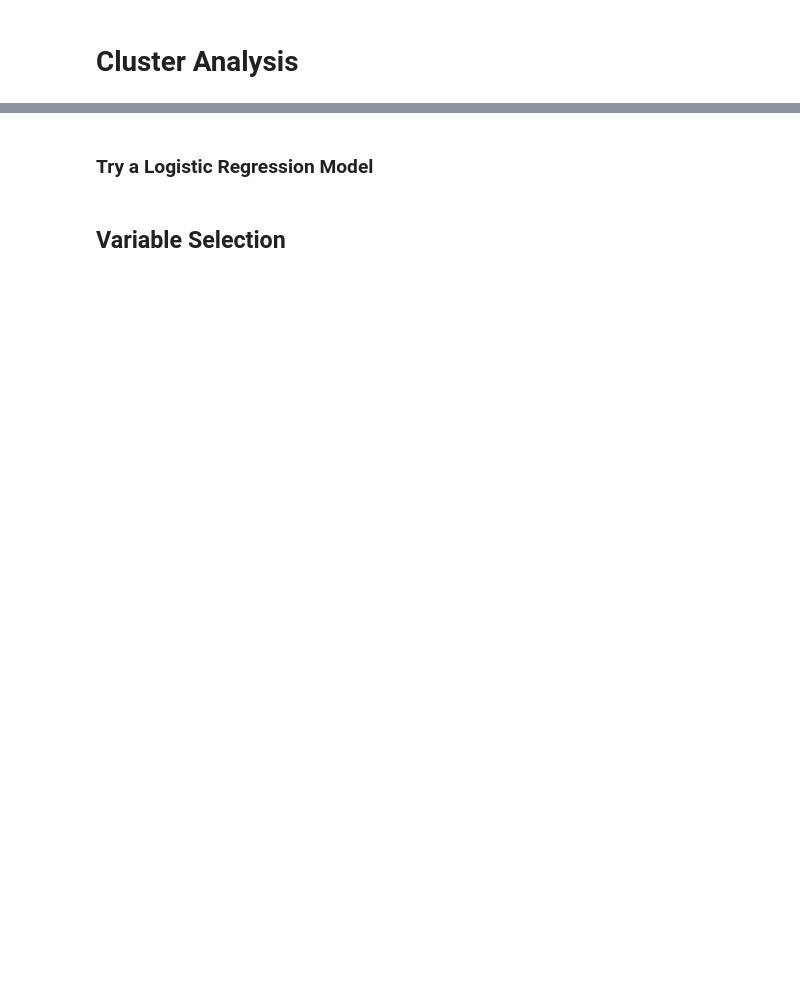
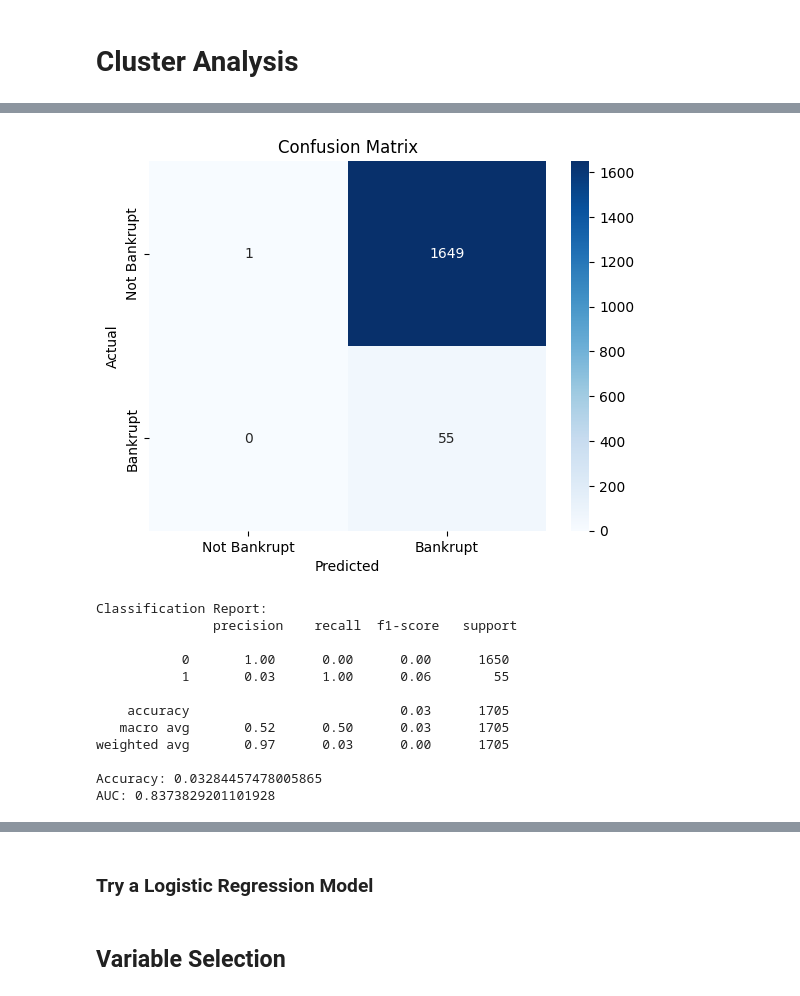
Before and after one commit to zhou1126/Marquette_teaching_finance, a Jupyter notebook: class2_Taiwan_bankruptcy.ipynb, the cells around one changed output, grey strips where cells are left out. Drawn from its saved outputs; the diff is of its cells as text; code cells hidden in the pictures; blank space fills up the shorter version.

```diff
--- a/class2_Taiwan_bankruptcy.ipynb
+++ b/class2_Taiwan_bankruptcy.ipynb
@@ -184,0 +309,79 @@ X.head()
+# %%
+from sklearn.model_selection import train_test_split
+from sklearn.linear_model import LogisticRegression
+from sklearn.metrics import (
+    confusion_matrix,
+    classification_report,
+    roc_auc_score,
+    roc_curve,
+    accuracy_score
+)
+import matplotlib.pyplot as plt
+import seaborn as sns
+
+selected_features = filtered_df.columns.drop("Bankrupt?")
+target = "Bankrupt?"
+
+# Features and target
+X = df[selected_features]
+y = df[target]
+
+# Split data into training and testing sets (75% training, 25% testing)
+X_train, X_test, y_train, y_test = train_test_split(X, y, test_size=0.25, random_state=42, stratify=y)
+
+# Initialize logistic regression model
+# log_reg = LogisticRegression()
+log_reg = LogisticRegression(class_weight='balanced', random_state=42)
+
+
+# Train the model
+log_reg.fit(X_train, y_train)
+
+# Generate predictions and probabilities
+y_pred = log_reg.predict(X_test)
+y_pred_prob = log_reg.predict_proba(X_test)[:, 1]
+
+# Confusion Matrix
+cm = confusion_matrix(y_test, y_pred)
+sns.heatmap(cm, annot=True, fmt='d', cmap='Blues', xticklabels=["Not Bankrupt", "Bankrupt"], yticklabels=["Not Bankrupt", "Bankrupt"])
+plt.title("Confusion Matrix")
+plt.xlabel("Predicted")
+plt.ylabel("Actual")
+plt.show()
+
+# Classification Report for precision, recall, F1-score
+print("Classification Report:\n", classification_report(y_test, y_pred))
+
+# Accuracy
+accuracy = accuracy_score(y_test, y_pred)
+print("Accuracy:", accuracy)
+
+# AUC (Area Under the Curve)
+auc_score = roc_auc_score(y_test, y_pred_prob)
+print("AUC:", auc_score)
+
+# Plot ROC Curve
+fpr, tpr, thresholds = roc_curve(y_test, y_pred_prob)
+plt.figure(figsize=(8, 6))
+plt.plot(fpr, tpr, label=f"ROC Curve (AUC = {auc_score:.2f})", color="blue")
+plt.plot([0, 1], [0, 1], "k--", label="Random Classifier")
+plt.xlabel("False Positive Rate")
+plt.ylabel("True Positive Rate")
+plt.title("ROC Curve")
+plt.legend(loc="best")
+plt.grid()
+plt.show()
+# %% [output]
+[figure, added]
+Classification Report:
+               precision    recall  f1-score   support
+
+           0       1.00      0.00      0.00      1650
+           1       0.03      1.00      0.06        55
+
+    accuracy                           0.03      1705
+   macro avg       0.52      0.50      0.03      1705
+weighted avg       0.97      0.03      0.00      1705
+
+Accuracy: 0.03284457478005865
+AUC: 0.8373829201101928
```
Also changed, not shown: parts of 21 cells of this notebook.
